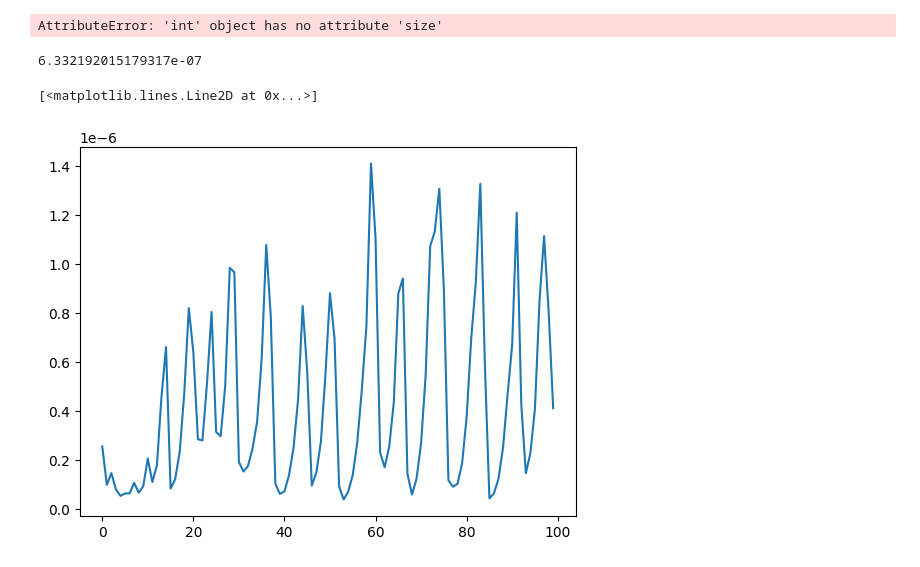
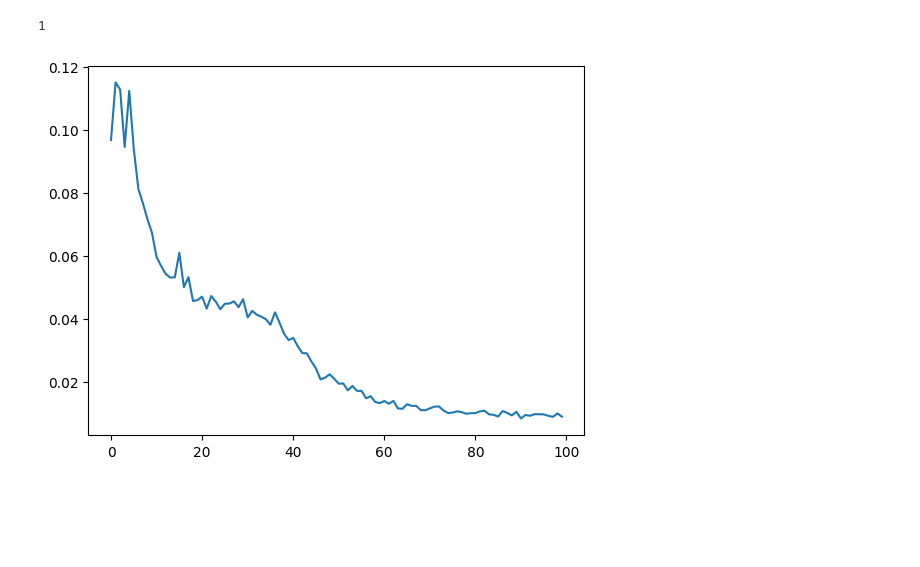
Before and after one commit to eiroW/voxelmorph, a Jupyter notebook: test-atlas-torch.ipynb, the cells around one changed output. Saved outputs shown, nothing was run; the diff lists cells and outputs as text; code cells hidden in the pictures; blank space fills up the shorter version.

Commit message:
feat: realize mean atlas pytorch ver.

```diff
--- a/test-atlas-torch.ipynb
+++ b/test-atlas-torch.ipynb
@@ -70,46 +77,41 @@ model = torch.compile(networks.TemplateCreation((32,32),altas,nb_unet_features=[
 image_loss_func = nn.MSELoss()
 neg_loss_func = lambda y_pred,_: image_loss_func(y_pred, model.atlas)
 losses = [image_loss_func, neg_loss_func, nn.MSELoss(), vxm.losses.Grad('l2', loss_mult=2).loss]
-loss_weights = [0.5, 0.5, 0, 0.01]
+loss_weights = [0.5, 0.5, 1, 0.01]
 # %%
 shape = (32,32)
-zeros = torch.zeros((batch_size,len(shape), *shape))
+zeros = torch.zeros((1, len(shape), *shape))
 # %%
-optimizer=torch.optim.Adam(model.parameters(), lr=0.001)
+optimizer=torch.optim.Adam(model.parameters(), lr=0.001,eps=1e-07)
 # %%
 loss_his = []
 step = 25
+
 for _ in trange(100):
     loss_epoch = 0
     for batch, (train_features, _) in enumerate(train_dataloader):
         optimizer.zero_grad()
         train_features = train_features.to(device)
         output = model(train_features)
-        output_p = [train_features,*[zeros.to(device) for _ in range(3)]]
-        loss = 0
-        for i in range(4):
-            loss += losses[i](output[i],output_p[i])*loss_weights[i]
-        loss.backward()
-        # loss_m.backward()
+        output_p = [train_features,None,*[zeros.to(device) for _ in range(2)]]
+        loss = torch.stack([losses[i](output[i],output_p[i])*loss_weights[i] for i in range(4)])
+
+        loss.sum().backward()
         optimizer.step()
-        loss_epoch+=loss.item()
-
+        loss_epoch+=loss.sum().item()
         if (batch+1)%step == 0:
             break
     loss_his.append(loss_epoch)
-# %% [output]
-AttributeError: 'int' object has no attribute 'size'
 # %%
 atlas = model.atlas.cpu().detach()
-# %%
-loss.item()
-# %% [output]
-6.332192015179317e-07
+# %%
+atlas.shape[0]
+# %% [output]
+1
 # %%
-plt.plot(np.array(loss_his)/(batch+1))
+ls=plt.plot(np.array(loss_his)/(batch+1))
 # %% [output]
-[<matplotlib.lines.Line2D at 0x...>]
-[figure, old version]
+[figure, new version]
 # %%
 plt.imshow(atlas[0],cmap='gray')
 # %% [output]
```
Also changed, not shown: parts of 4 cells of this notebook, 2 other files.
